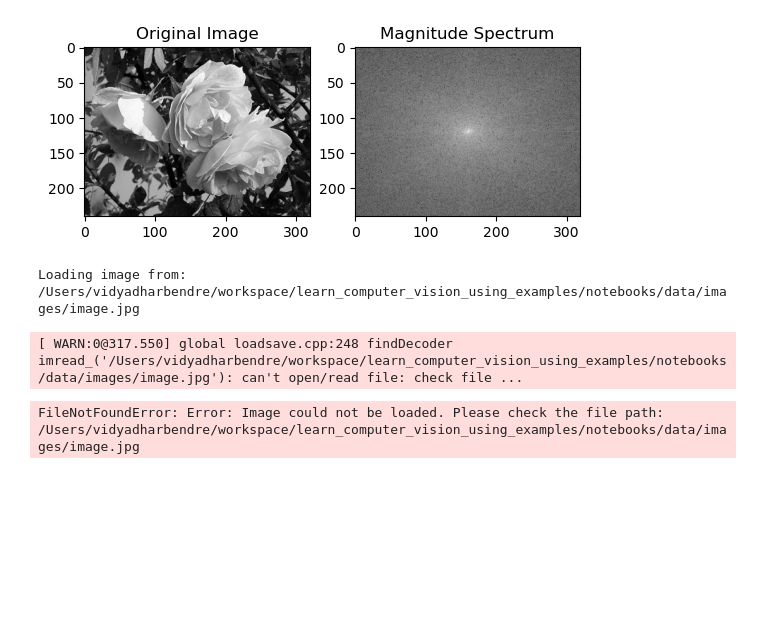
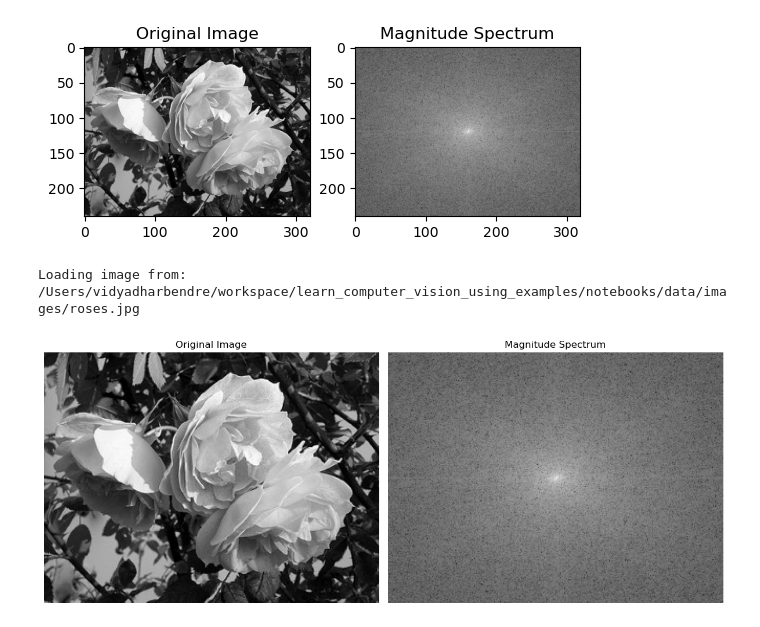
Before and after one commit to vidyadharbendre/learn_computer_vision_using_examples, a Jupyter notebook: notebooks/04_fourier_transform.ipynb, the cells around one changed output. Saved outputs shown, nothing was run; the diff lists cells and outputs as text; code cells hidden in the pictures; blank space fills up the shorter version.

```diff
--- a/notebooks/04_fourier_transform.ipynb
+++ b/notebooks/04_fourier_transform.ipynb
@@ -61,34 +61,33 @@ def display_images(grayscale_image, magnitude_spectrum):
 
     axs[0].imshow(grayscale_image, cmap='gray')
     axs[0].set_title('Original Image')
     axs[0].axis('off')
 
     axs[1].imshow(magnitude_spectrum, cmap='gray')
     axs[1].set_title('Magnitude Spectrum')
     axs[1].axis('off')
 
     plt.tight_layout()
     plt.show()
 
 # Main function to handle everything
 def main():
     # Get image path
-    image_path = get_image_path('image.jpg')
+    image_path = get_image_path('roses.jpg')
     print(f"Loading image from: {image_path}")
 
     # Load the image in grayscale
     grayscale_image = load_grayscale_image(image_path)
 
     # Apply Fourier Transform to the grayscale image
     f_transform, magnitude_spectrum = apply_fourier_transform(grayscale_image)
 
     # Display the original image and its magnitude spectrum
     display_images(grayscale_image, magnitude_spectrum)
 
 # Execute the main function
 if __name__ == "__main__":
     main()
 # %% [output]
-Loading image from: /Users/vidyadharbendre/workspace/learn_computer_vision_using_examples/notebooks/data/images/image.jpg
+Loading image from: /Users/vidyadharbendre/workspace/learn_computer_vision_using_examples/notebooks/data/images/roses.jpg
-[ WARN:0@317.550] global loadsave.cpp:248 findDecoder imread_('/Users/vidyadharbendre/workspace/learn_computer_vision_using_examples/notebooks/data/images/image.jpg'): can't open/read file: check file ...
-FileNotFoundError: Error: Image could not be loaded. Please check the file path: /Users/vidyadharbendre/workspace/learn_computer_vision_using_examples/notebooks/data/images/image.jpg
+[figure, added]
```
Also changed, not shown: 4 other files.
